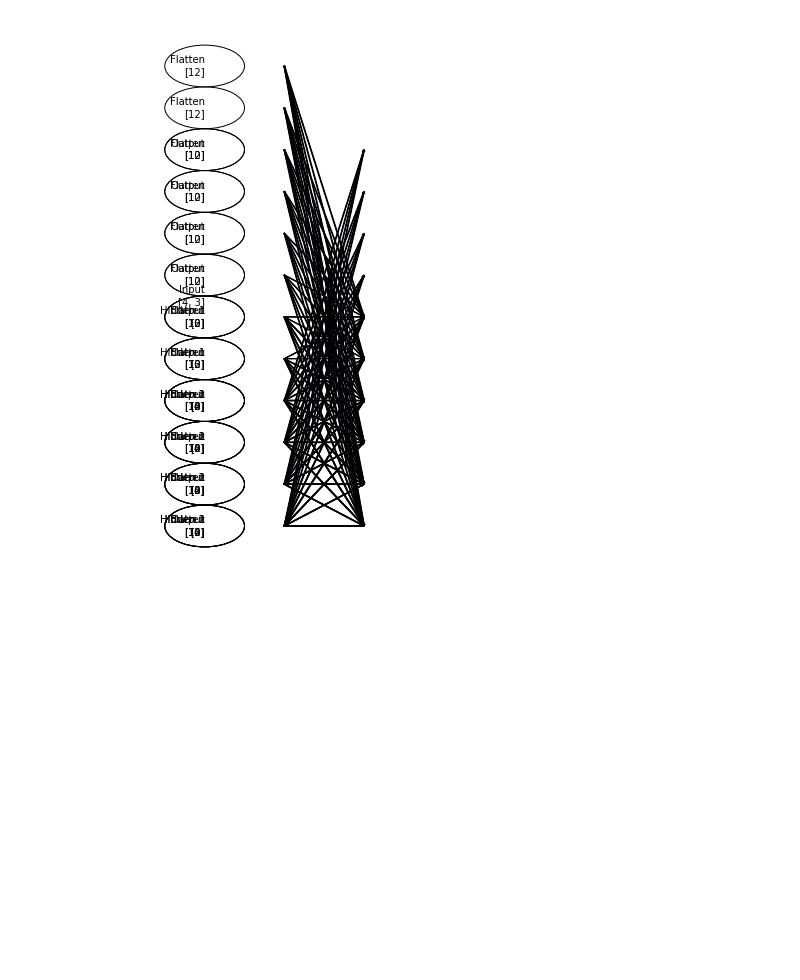
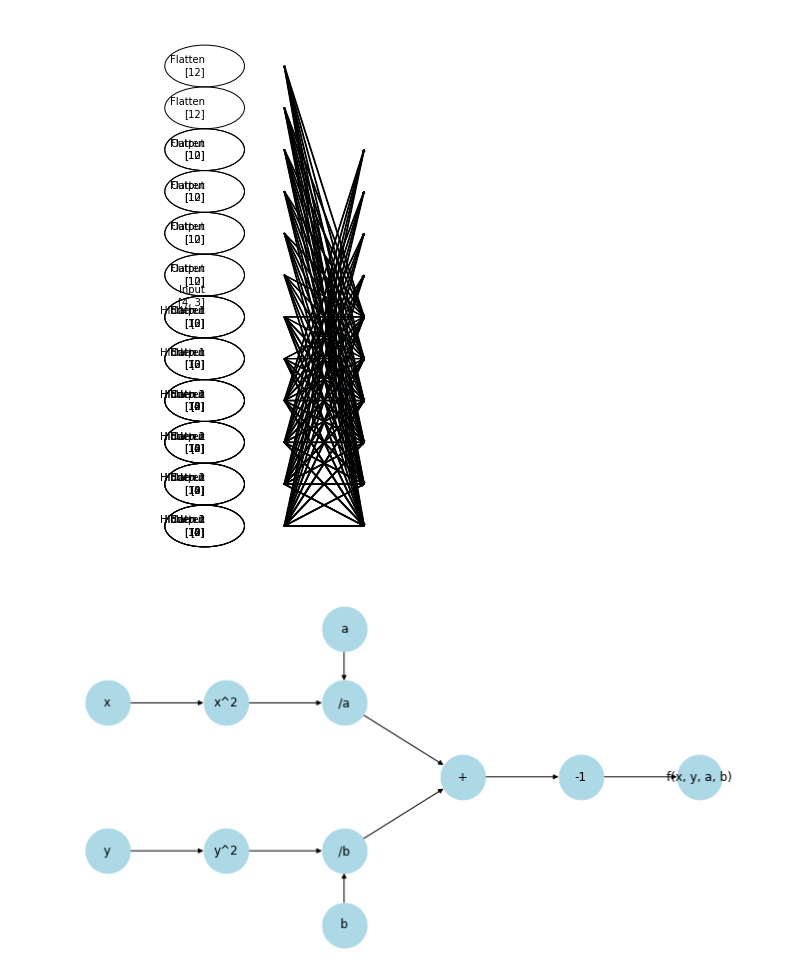
Before and after one commit to sunilmittal22/samples, a Jupyter notebook: OtherSamples.ipynb, the cells around one changed output. Saved outputs shown, nothing was run; the diff lists cells and outputs as text; code cells hidden in the pictures; blank space fills up the shorter version.

```diff
--- a/OtherSamples.ipynb
+++ b/OtherSamples.ipynb
@@ -757,3 +757,33 @@ ax.axis('off')
 plt.show()
 # %% [output]
 [figure]
+# %%
+# Importing necessary libraries
+import matplotlib.pyplot as plt
+import networkx as nx
+
+# Defining the graph
+G = nx.DiGraph()
+edges = [("x", "x^2"),
+         ("x^2", "/a"),
+         ("a", "/a"),
+         ("/a", "+"),
+         ("y", "y^2"),
+         ("y^2", "/b"),
+         ("b", "/b"),
+         ("/b", "+"),
+         ("+", "-1"),
+         ("-1", "f(x, y, a, b)")]
+
+G.add_edges_from(edges)
+
+# Defining the positions of the nodes for visual clarity
+pos = {"x": (0, 2), "x^2": (1, 2), "/a": (2, 2), "+": (3, 1), "-1": (4, 1), "f(x, y, a, b)": (5, 1),
+       "y": (0, 0), "y^2": (1, 0), "/b": (2, 0), "a": (2, 3), "b": (2, -1)}
+
+# Plotting the graph
+plt.figure(figsize=(10, 5))
+nx.draw(G, pos, with_labels=True, node_color='lightblue', node_size=2000)
+plt.show()
+# %% [output]
+[figure, added]
```
Also changed, not shown: parts of 1 cell of this notebook.
